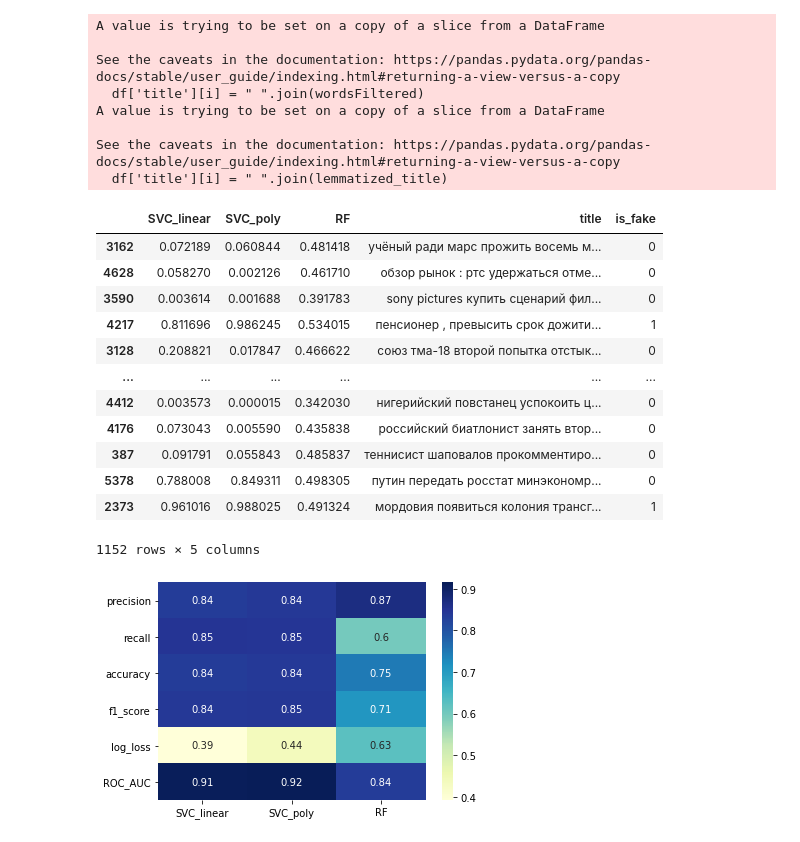
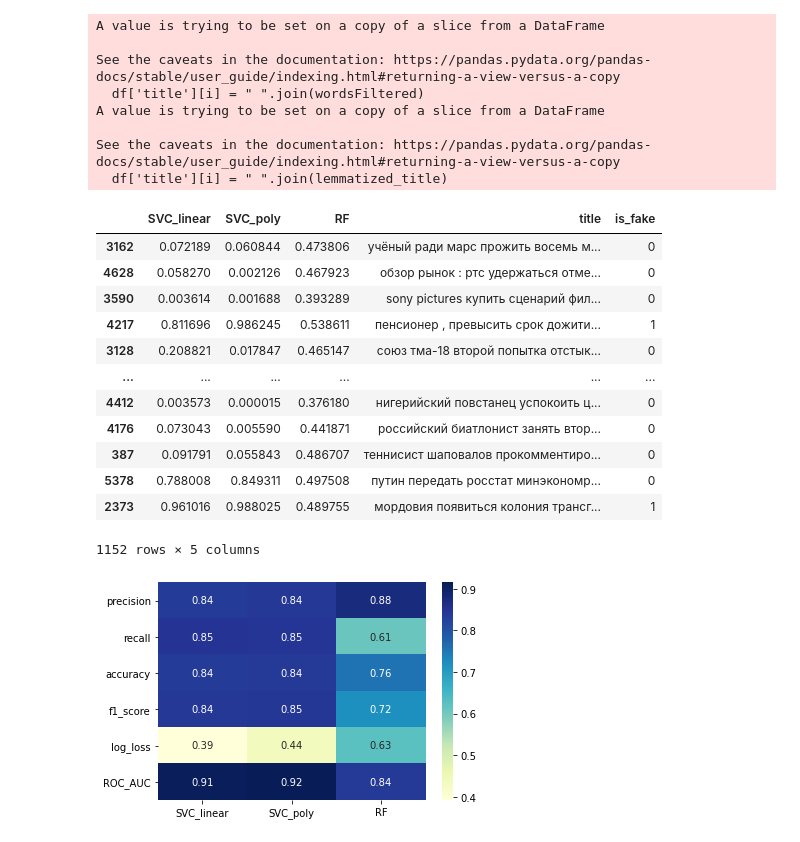
Before and after one commit to belpablo/smth_for_fun, a Jupyter notebook: KONTUR/solution/Kontur_test.ipynb, the cells around one changed output. Cells and saved outputs as stored; diff of their text form; code cells hidden in the pictures.

```diff
--- a/KONTUR/solution/Kontur_test.ipynb
+++ b/KONTUR/solution/Kontur_test.ipynb
@@ -250,7 +250,7 @@ See the caveats in the documentation: https://pandas.pydata.org/pandas-docs/stab
 cv = KFold(n_splits = 5, shuffle = True, random_state = rand_state)
 clf = RFC(random_state = rand_state)
 
-grid_rfc = {'max_depth': np.arange(5, 25)}
+grid_rfc = {'n_estimators': np.arange(10, 200, 10), 'max_depth': np.arange(5, 25)}
 gs_rfc = GridSearchCV(clf, grid_rfc, scoring = 'f1', cv = cv)
 gs_rfc.fit(train_x_vect, y_train)
 
@@ -320,50 +322,51 @@ See the caveats in the documentation: https://pandas.pydata.org/pandas-docs/stab
 # %%
 prob_pred_dict = {}
 
 # Новый классификатор SVC linear:
 svc_lin_proba_clf = SVC(probability = True,
-                  kernel = 'linear',
-                  C = gs_svc_lin.best_params_['C'],
-                  random_state = rand_state)
+                        kernel = 'linear',
+                        C = gs_svc_lin.best_params_['C'],
+                        random_state = rand_state)
 svc_lin_proba_clf.fit(train_x_vect, y_train)
 prob_pred_dict['SVC_linear'] = svc_lin_proba_clf.predict_proba(vectorizer.transform(X_test))[:, 1]
 
 
 # Новый классификатор SVC poly:
 svc_poly_proba_clf = SVC(probability = True,
-                    kernel = 'poly',
-                    C = gs_svc.best_params_['C'],
-                    degree = gs_svc.best_params_['degree'],
-                    random_state = rand_state)
+                         kernel = 'poly',
+                         C = gs_svc.best_params_['C'],
+                         degree = gs_svc.best_params_['degree'],
+                         random_state = rand_state)
 svc_poly_proba_clf.fit(train_x_vect, y_train)
 prob_pred_dict['SVC_poly'] = svc_poly_proba_clf.predict_proba(vectorizer.transform(X_test))[:, 1]
 
 
 # Новый классификатор RFC:
-rfc_proba_clf = RFC(max_depth = gs_rfc.best_params_['max_depth'],
+rfc_proba_clf = RFC(n_estimators = gs_rfc.best_params_['n_estimators'],
+                    max_depth = gs_rfc.best_params_['max_depth'],
                     random_state = rand_state)
 rfc_proba_clf.fit(train_x_vect, y_train)
 prob_pred_dict['RF'] = rfc_proba_clf.predict_proba(vectorizer.transform(X_test))[:, 1]
 
 
 # Датафрейм с вероятностями события is_fake == 1
 prob_pred_dict['title'] = X_test
 prob_pred_dict['is_fake'] = y_test
 prob_pred_df = pd.DataFrame(prob_pred_dict)
 prob_pred_df
 # %% [output]
 |  | SVC_linear | SVC_poly | RF | title | is_fake |
-| 3162 | 0.072189 | 0.060844 | 0.481418 | учёный ради марс прожить восемь м... | 0 |
-| 4628 | 0.058270 | 0.002126 | 0.461710 | обзор рынок : ртс удержаться отме... | 0 |
-| 3590 | 0.003614 | 0.001688 | 0.391783 | sony pictures купить сценарий фил... | 0 |
-| 4217 | 0.811696 | 0.986245 | 0.534015 | пенсионер , превысить срок дожити... | 1 |
-| 3128 | 0.208821 | 0.017847 | 0.466622 | союз тма-18 второй попытка отстык... | 0 |
+| 3162 | 0.072189 | 0.060844 | 0.473806 | учёный ради марс прожить восемь м... | 0 |
+| 4628 | 0.058270 | 0.002126 | 0.467923 | обзор рынок : ртс удержаться отме... | 0 |
+| 3590 | 0.003614 | 0.001688 | 0.393289 | sony pictures купить сценарий фил... | 0 |
+| 4217 | 0.811696 | 0.986245 | 0.538611 | пенсионер , превысить срок дожити... | 1 |
+| 3128 | 0.208821 | 0.017847 | 0.465147 | союз тма-18 второй попытка отстык... | 0 |
 | ... | ... | ... | ... | ... | ... |
-| 4412 | 0.003573 | 0.000015 | 0.342030 | нигерийский повстанец успокоить ц... | 0 |
-| 4176 | 0.073043 | 0.005590 | 0.435838 | российский биатлонист занять втор... | 0 |
-| 387 | 0.091791 | 0.055843 | 0.485837 | теннисист шаповалов прокомментиро... | 0 |
-| 5378 | 0.788008 | 0.849311 | 0.498305 | путин передать росстат минэкономр... | 0 |
-| 2373 | 0.961016 | 0.988025 | 0.491324 | мордовия появиться колония трансг... | 1 |
+| 4412 | 0.003573 | 0.000015 | 0.376180 | нигерийский повстанец успокоить ц... | 0 |
+| 4176 | 0.073043 | 0.005590 | 0.441871 | российский биатлонист занять втор... | 0 |
+| 387 | 0.091791 | 0.055843 | 0.486707 | теннисист шаповалов прокомментиро... | 0 |
+| 5378 | 0.788008 | 0.849311 | 0.497508 | путин передать росстат минэкономр... | 0 |
+| 2373 | 0.961016 | 0.988025 | 0.489755 | мордовия появиться колония трансг... | 1 |
 1152 rows × 5 columns
 # %%
 # HeatMap plot:
```
Also changed, not shown: parts of 7 cells of this notebook.
